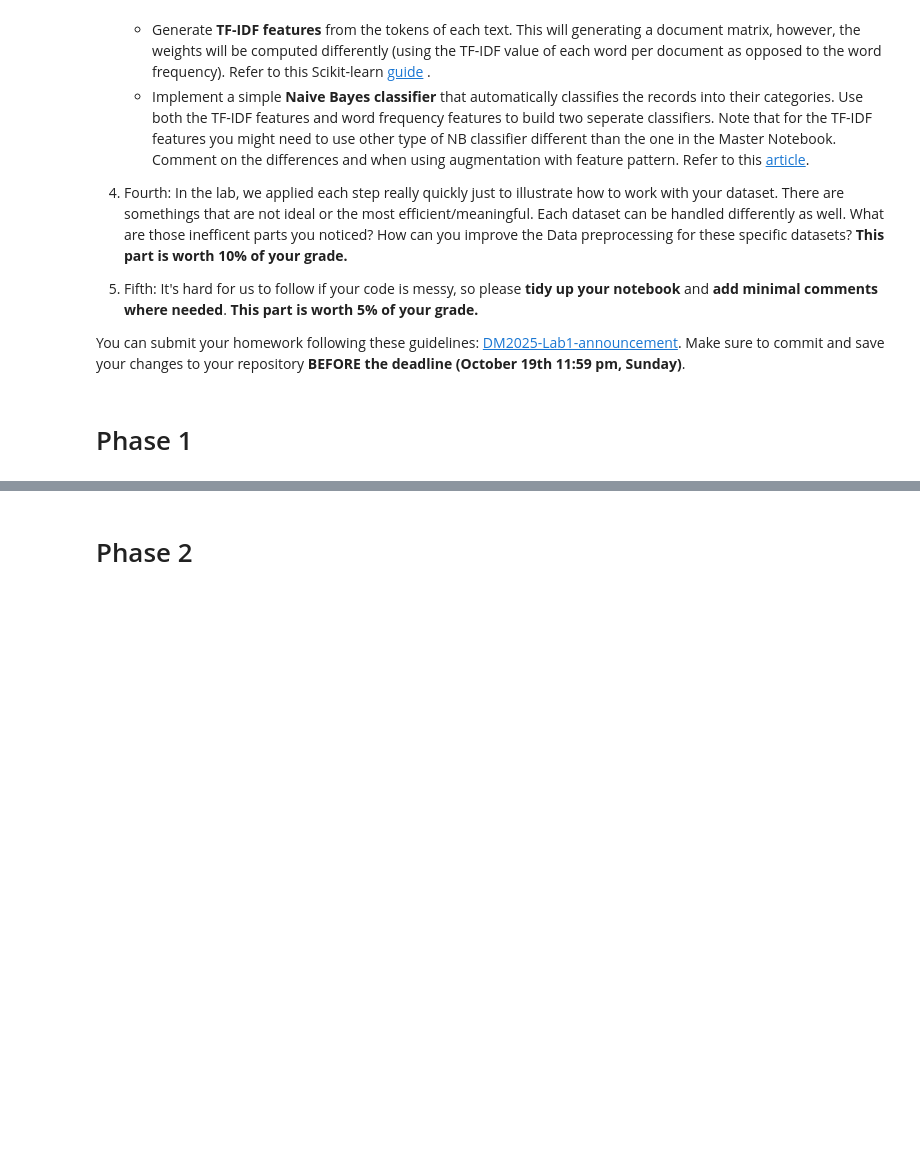
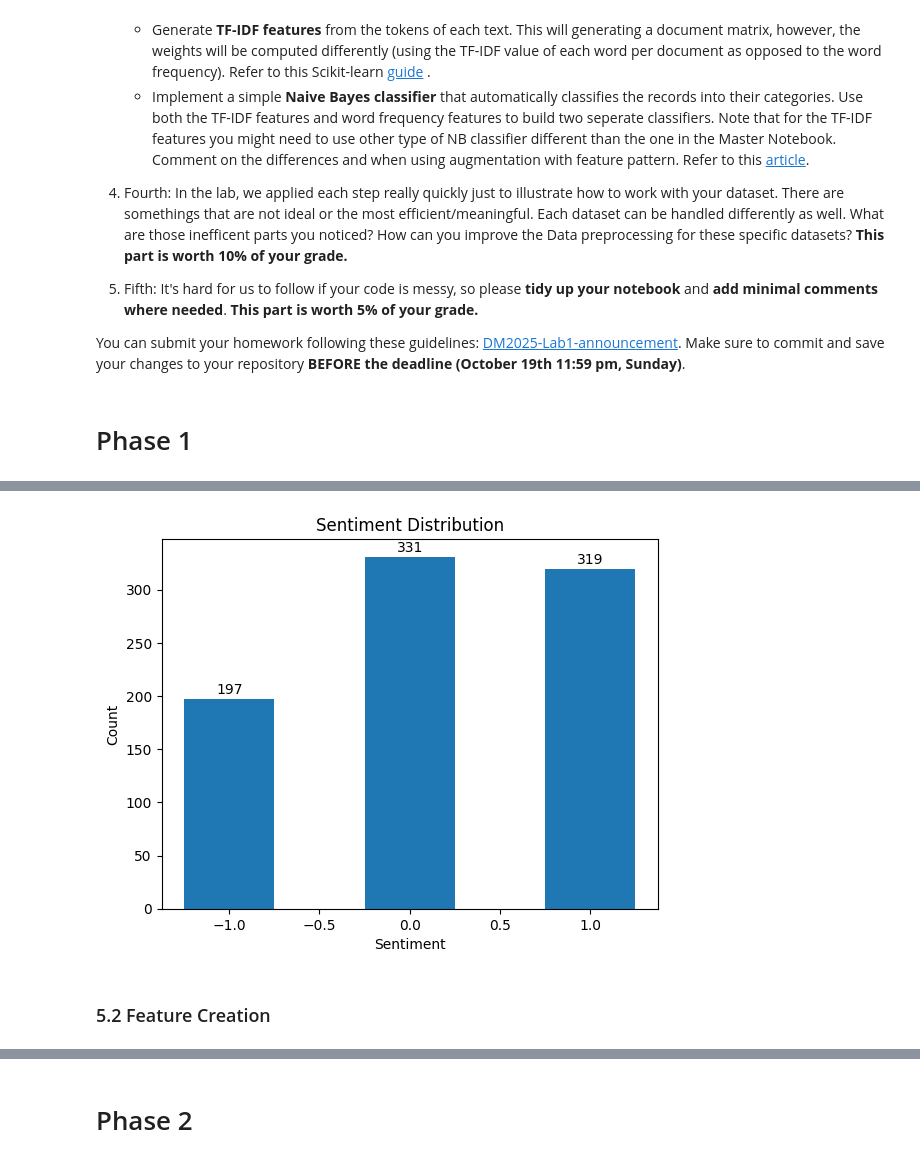
Before and after one commit to alankaohc/DM2025-Lab1-Exercise, a Jupyter notebook: DM2025-Lab1-Homework.ipynb, the cells around one changed output, grey strips where cells are left out. Saved outputs shown, nothing was run; the diff lists cells and outputs as text; code cells hidden in the pictures; blank space fills up the shorter version.

```diff
--- a/DM2025-Lab1-Homework.ipynb
+++ b/DM2025-Lab1-Homework.ipynb
@@ -62,0 +63,18 @@ You can submit your homework following these guidelines: [DM2025-Lab1-announceme
+# %%
+### Begin Assignment Here
+
+# 首先先將新的 dataset 讀取進來
+import pandas as pd
+
+# 不換行顯示
+pd.set_option('display.max_colwidth', None)   # 每個欄位內容完整顯示
+pd.set_option('display.width', 0)             # 不限制寬度（等同於無自動換行）
+pd.set_option('display.max_columns', None)    # 顯示所有欄位
+pd.set_option('display.max_rows', 10)         # 最多顯示 10 列，可自行調整
+
+# 指定檔案路徑
+file_path = "./newdataset/Reddit-stock-sentiment.csv"
+# 使用 pandas 載入 CSV
+df = pd.read_csv(file_path)
+# 查看前 5 筆資料
+print(df.head())
@@ -62,0 +255,25 @@ You can submit your homework following these guidelines: [DM2025-Lab1-announceme
+# %%
+import matplotlib.pyplot as plt
+# 畫出 sentiment 分佈 的長條圖
+
+# 計算 sentiment 分佈
+sentiment_counts = df['sentiment'].value_counts().sort_index()
+
+# 畫長條圖
+plt.bar(sentiment_counts.index, sentiment_counts.values, width=0.5)
+
+# 加上標題與標籤
+plt.title("Sentiment Distribution")
+plt.xlabel("Sentiment")
+plt.ylabel("Count")
+
+# 顯示每個柱子的數字
+for i, v in enumerate(sentiment_counts.values):
+    plt.text(sentiment_counts.index[i], v + 5, str(int(v)), ha='center')
+
+# 顯示圖表
+plt.show()
+# %% [output]
+[figure, added]
+# %% [markdown]
+### 5.2 Feature Creation
```
Also changed, not shown: parts of 32 cells of this notebook, 1 other file.
